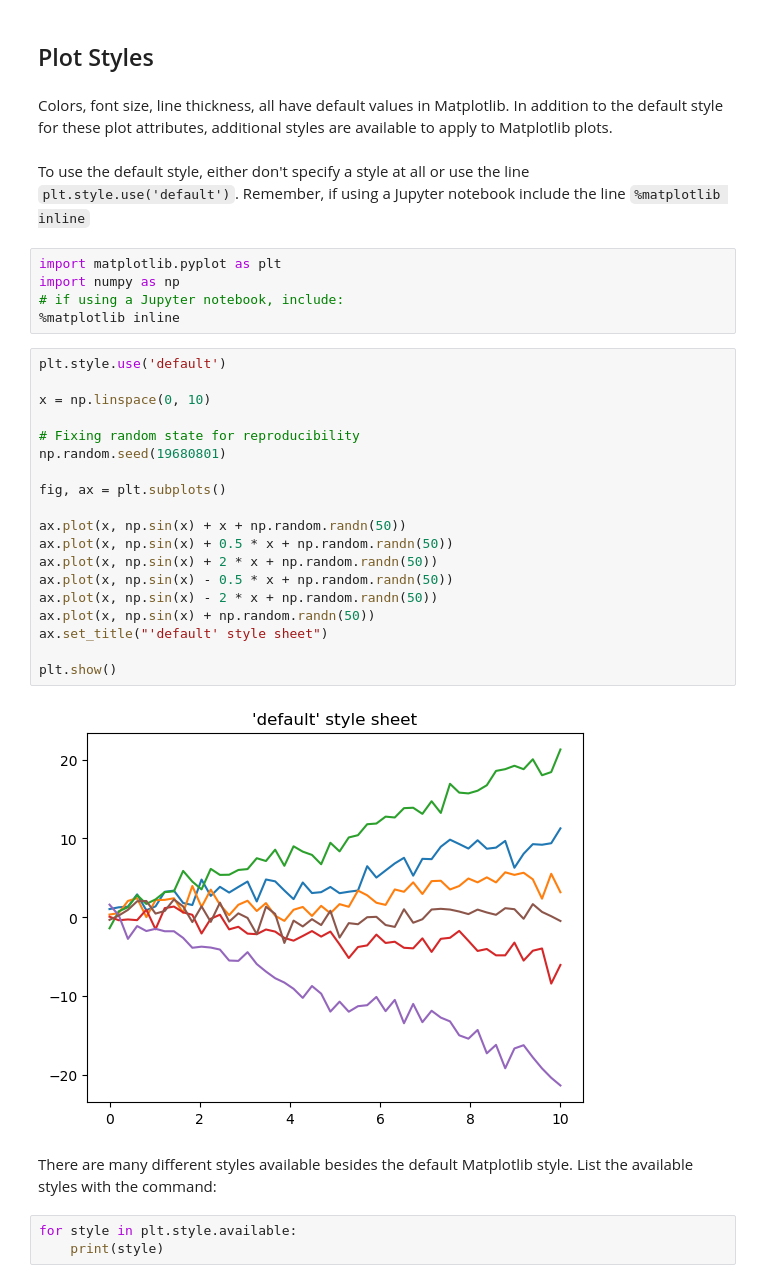
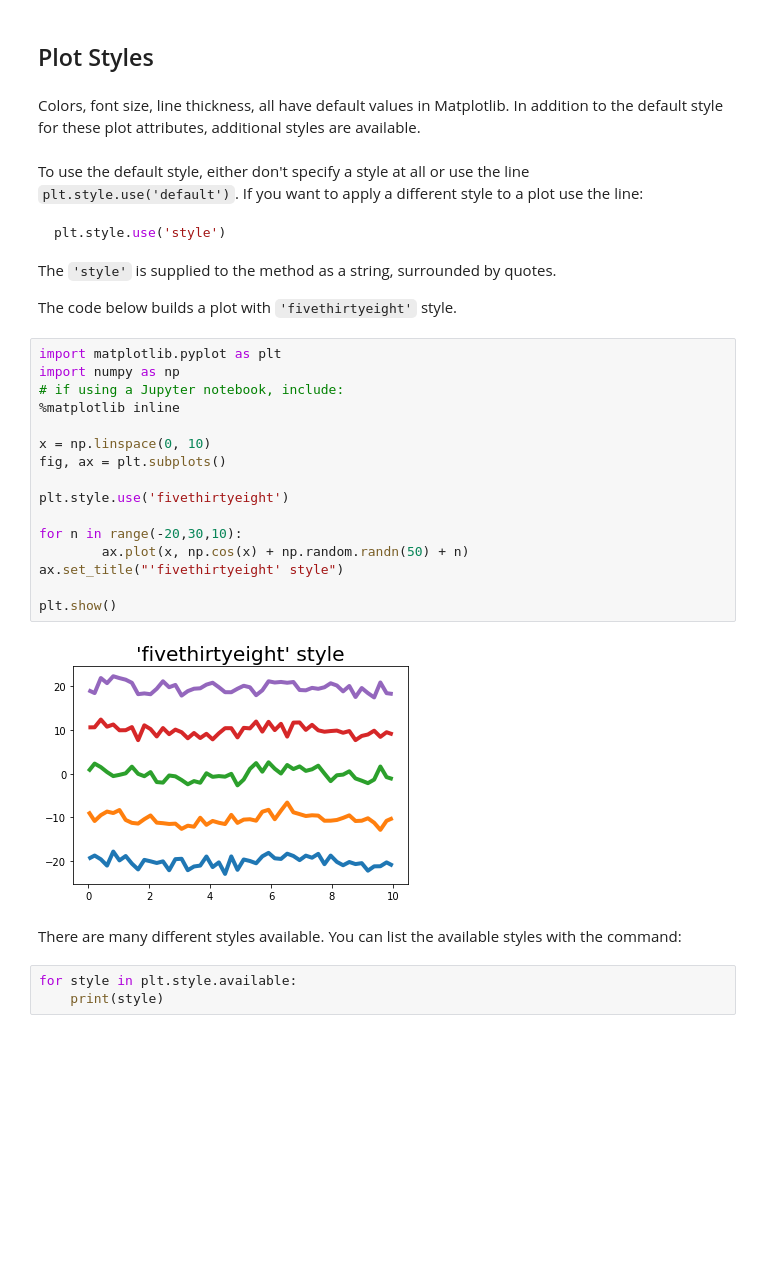
Before and after one commit to ProfessorKazarinoff/Problem-Solving-with-Python, a Jupyter notebook: notebooks/06-Plotting-with-Matplotlib/06.13-Plot-Styles.ipynb, the cells around one changed output. Cells and saved outputs as stored; diff of their text form; blank space fills up the shorter version.

Commit message:
ch5 plotting plot styles section

````diff
--- a/notebooks/06-Plotting-with-Matplotlib/06.13-Plot-Styles.ipynb
+++ b/notebooks/06-Plotting-with-Matplotlib/06.13-Plot-Styles.ipynb
@@ -1,37 +1,37 @@
 # %% [markdown]
 ## Plot Styles
 # %% [markdown]
-Colors, font size, line thickness, all have default values in Matplotlib. In addition to the default style for these plot attributes, additional styles are available to apply to Matplotlib plots.
+Colors, font size, line thickness, all have default values in Matplotlib. In addition to the default style for these plot attributes, additional styles are available.
 # %% [markdown]
-To use the default style, either don't specify a style at all or use the line ```plt.style.use('default')```.  Remember, if using a Jupyter notebook include the line ```%matplotlib inline```
+To use the default style, either don't specify a style at all or use the line ```plt.style.use('default')```.  If you want to apply a different style to a plot use the line:
+
+```python
+plt.style.use('style')
+```
+
+The ```'style'``` is supplied to the method as a string, surrounded by quotes.
+
+The code below builds a plot with ```'fivethirtyeight'``` style.
 # %%
 import matplotlib.pyplot as plt
 import numpy as np
 # if using a Jupyter notebook, include:
 %matplotlib inline
+
+x = np.linspace(0, 10)
+fig, ax = plt.subplots()
+
+plt.style.use('fivethirtyeight')
+
+for n in range(-20,30,10):
+        ax.plot(x, np.cos(x) + np.random.randn(50) + n)
+ax.set_title("'fivethirtyeight' style")
+
+plt.show()
+# %% [output]
+[figure, added]
-# %%
-plt.style.use('default')
-
-x = np.linspace(0, 10)
-
-# Fixing random state for reproducibility
-np.random.seed(19680801)
-
-fig, ax = plt.subplots()
-
-ax.plot(x, np.sin(x) + x + np.random.randn(50))
-ax.plot(x, np.sin(x) + 0.5 * x + np.random.randn(50))
-ax.plot(x, np.sin(x) + 2 * x + np.random.randn(50))
-ax.plot(x, np.sin(x) - 0.5 * x + np.random.randn(50))
-ax.plot(x, np.sin(x) - 2 * x + np.random.randn(50))
-ax.plot(x, np.sin(x) + np.random.randn(50))
-ax.set_title("'default' style sheet")
-
-plt.show()
-# %% [output]
-[figure, removed]
 # %% [markdown]
-There are many different styles available besides the default Matplotlib style. List the available styles with the command:
+There are many different styles available. You can list the available styles with the command:
 # %%
 for style in plt.style.available:
     print(style)
````
Also changed, not shown: parts of 6 cells of this notebook, 5 other files.
